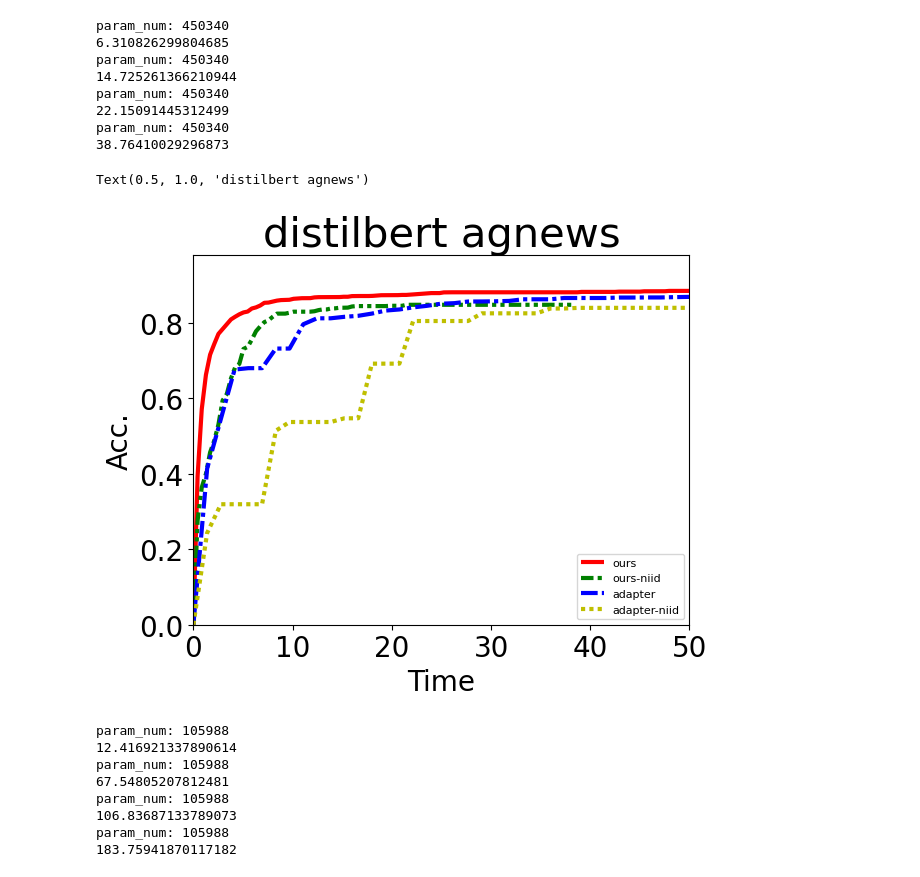
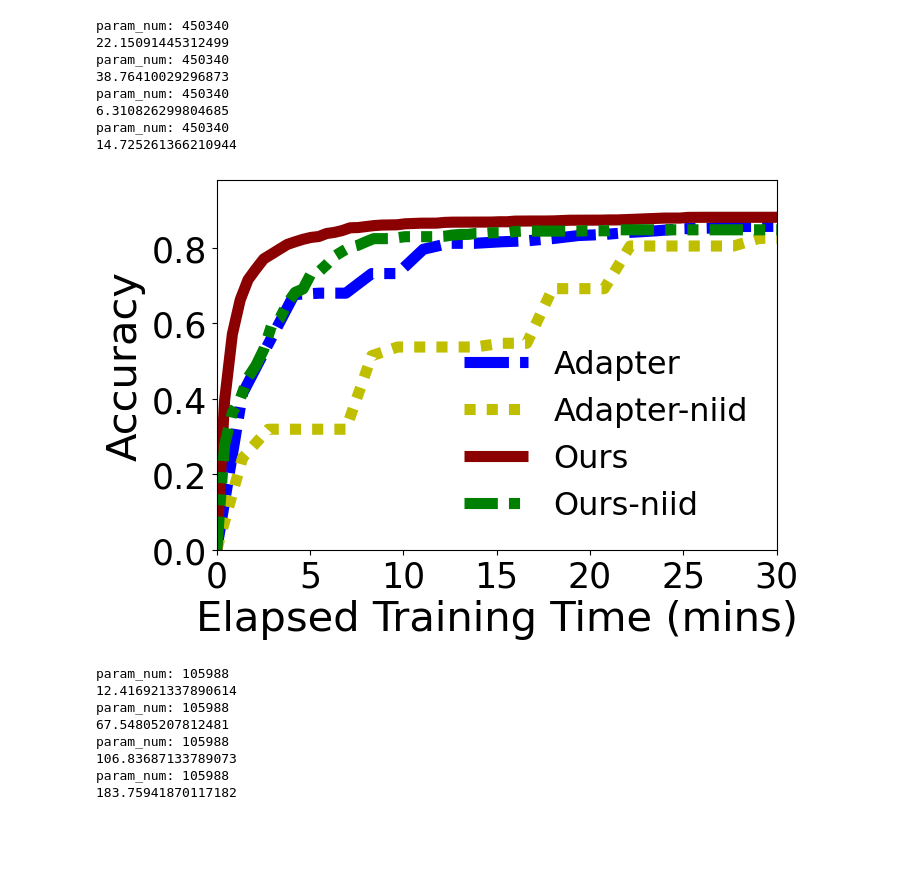
Before and after one commit to UbiquitousLearning/FwdLLM, a Jupyter notebook: all_figures/niid/niid.ipynb, the cells around one changed output. Drawn from its saved outputs; the diff is of its cells as text; code cells hidden in the pictures; blank space fills up the shorter version.

```diff
--- a/all_figures/niid/niid.ipynb
+++ b/all_figures/niid/niid.ipynb
@@ -9,20 +9,22 @@ dataset = "agnews"
 model = "distilbert"
 
 logging_file = {
-    "ours":"./distilbert_agnews/fedFwd_distilbert_agnews_lr0.01_client_num_1000_numerical.log",
-    "ours-niid":"./distilbert_agnews/fedFwd_distilbert_agnews_lr0.01_client_num_1000_numerical_niid.log",
-    "adapter":"./distilbert_agnews/fedsgd_distilbert_agnews_lr0.01_client_num_10_adapter.log",
-    "adapter-niid":"./distilbert_agnews/fedsgd_distilbert_agnews_lr0.01_client_num_10_adapter_niid.log"
+    "Ours":"./distilbert_agnews/fedFwd_distilbert_agnews_lr0.01_client_num_1000_numerical.log",
+    "Ours-niid":"./distilbert_agnews/fedFwd_distilbert_agnews_lr0.01_client_num_1000_numerical_niid.log",
+    "Adapter":"./distilbert_agnews/fedsgd_distilbert_agnews_lr0.01_client_num_10_adapter.log",
+    "Adapter-niid":"./distilbert_agnews/fedsgd_distilbert_agnews_lr0.01_client_num_10_adapter_niid.log"
     }
 
-train_time_dict = {"ours":0.3085584,'ours-niid':0.3085584,'adapter':4.1634,'adapter-niid':4.1634}
+train_time_dict = {"Ours":0.3085584,'Ours-niid':0.3085584,'Adapter':4.1634,'Adapter-niid':4.1634}
 local_data_num_dict = {"agnews":15,"yahoo":18}
 comm_bandwidth = 10 * 1024**2 /8  # k * 1024**2 /8 => k Mb/s
 
 eval_frequence = 5 if dataset == "yahoo" else 1
-linestyle = [(0, ( )), (0, (3, 1,1,1,1,1)), (0, (4, 1,1,1)), (0, (1, 1)),(0, (2, 4)), (0, (5, 1)),(0,(3,1,3,1)),(0,(4,3,3,1))]*100
-colors=['r','g','b','y','c','m','k',"tan"] * 100
-lw = 3
+# linestyle = [(0, ( )), (0, (3, 1,1,1,1,1)), (0, (4, 1,1,1)), (0, (1, 1)),(0, (2, 4)), (0, (5, 1)),(0,(3,1,3,1)),(0,(4,3,3,1))]*100
+# colors=['darkred','g','b','y','c','m','k',"tan"] * 100
+color_map = {'Ours': 'darkred','Ours-niid': 'g','Adapter': 'b','Adapter-niid': 'y','full': 'c'}
+linestyle_map = {'Ours': (0, ()),'Ours-niid': (0, (3, 1, 1, 1, 1, 1)),'Adapter': (0, (4, 1, 1, 1)),'Adapter-niid': (0, (1, 1)),'full': (0, (2, 4))}
+lw = 8
 
 def round_to_time(round,eval_frequence,comm_time,method,local_data_num,adhoc=None):
     train_time = train_time_dict[method]
@@ -45,55 +47,61 @@ def round_to_time(round,eval_frequence,comm_time,method,local_data_num,adhoc=Non
         time_list.append(time)
     return time_list
 
-
-for i,method in enumerate(logging_file):
+def get_time_to_target_acc(target_acc,acc_list,time_list):
+    n = len(acc_list)
+    i = 0
+    while i < n and acc_list[i] < target_acc:
+        i += 1
+    return time_list[i] if i<n else 10000
+method_list = ['Adapter','Adapter-niid','Ours','Ours-niid']
+for i,method in enumerate(method_list):
     file = logging_file[method]
     local_data_num = local_data_num_dict[dataset]
     with open(file) as f:
         for line in f:
             if "Trainable" in line:
                 param_num = int(line[line.rfind(":")+2:-2])
                 print(f"param_num: {param_num}")
                 break
         comm_time = param_num * 4 / comm_bandwidth
         acc = [0]
         if "," in file:
             adhoc = file.split("_")[-1].split(".")[0]
         else:
             adhoc = None
         max_acc = 0
         for line in f:
             if "'acc':" in line:
                 cur_acc = float(line[line.rfind("'acc':")+7:line.rfind(",")])
                 if cur_acc > max_acc:
                     max_acc = cur_acc
                 else:
                     cur_acc = max_acc
                 acc.append(cur_acc)
         time_list = round_to_time(len(acc),eval_frequence,comm_time,method,local_data_num,adhoc)
         print(get_time_to_target_acc(0.84,acc,time_list))
-        plt.plot(round_to_time(len(acc),eval_frequence,comm_time,method,local_data_num,adhoc), acc, linestyle=linestyle[i], color=colors[i],label=method,linewidth=lw)
-plt.xlabel("Time",fontsize=20)
-plt.ylabel("Acc.",fontsize=20)
-plt.xticks(size = 20)
-plt.xlim(0,50)
-plt.yticks(size = 20)
+        plt.plot(round_to_time(len(acc),eval_frequence,comm_time,method,local_data_num,adhoc), acc, linestyle=linestyle_map[method], color=color_map[method],label=method,linewidth=lw)
+plt.xlabel("Elapsed Training Time (mins)",fontsize=30)
+plt.ylabel("Accuracy",fontsize=30)
+plt.xticks(size = 25)
+plt.xlim(0,30)
+plt.yticks(size = 25)
 plt.ylim(0,0.98)
-plt.legend(fontsize=8)
-plt.title(f"{model} {dataset}",fontsize=30)
-# plt.savefig(f"/data/wyz/ForwardFL-Latex/figs/eval-niid-{model}-{dataset}.pdf", bbox_inches="tight")
+plt.legend(fontsize=23,frameon=False)
+plt.subplots_adjust(right=1.0)  # 根据需要调整参数
+# plt.title(f"{model} {dataset}",fontsize=30)
+plt.savefig(f"/data/wyz/ForwardFL-Latex/figs/eval-niid-{model}-{dataset}.pdf", bbox_inches="tight")
 # plt.show()
 # %% [output]
+param_num: 450340
+22.15091445312499
+param_num: 450340
+38.76410029296873
 param_num: 450340
 6.310826299804685
 param_num: 450340
 14.725261366210944
-param_num: 450340
-22.15091445312499
-param_num: 450340
-38.76410029296873
-Text(0.5, 1.0, 'distilbert agnews')
-[figure, old version]
+[figure, new version]
 # %%
 import os
 import sys
```
Also changed, not shown: parts of 2 cells of this notebook, 20 other files.
